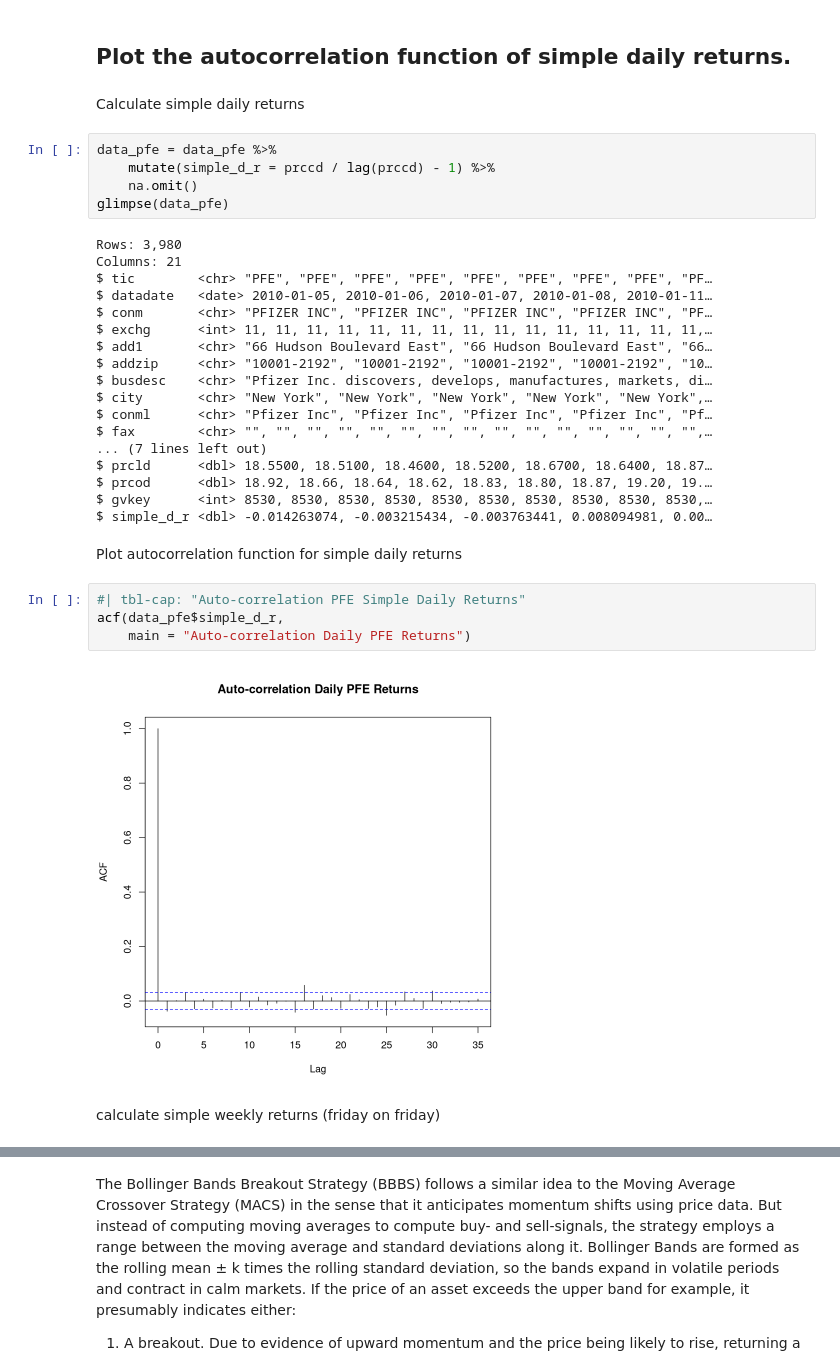
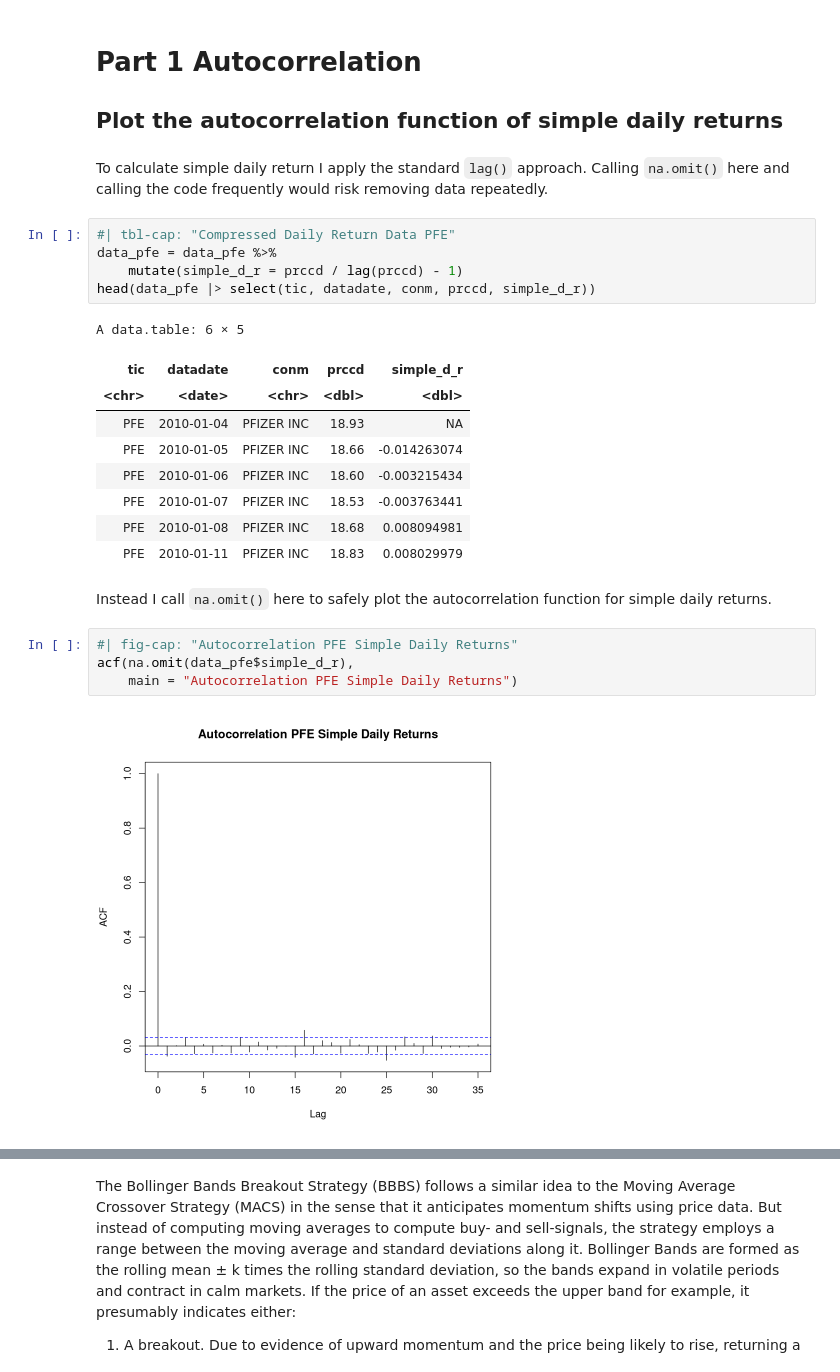
Before and after one commit to mg825/R_Assignment_1, a Jupyter notebook: Assignment-3/code3.ipynb, the cells around one changed output, grey strips where cells are left out. Drawn from its saved outputs; the diff is of its cells as text.

```diff
--- a/Assignment-3/code3.ipynb
+++ b/Assignment-3/code3.ipynb
@@ -55,37 +85,28 @@ A data.table: 6 × 20
 # %% [markdown]
-## Plot the autocorrelation function of simple daily returns.
+# Part 1 Autocorrelation
+## Plot the autocorrelation function of simple daily returns
 # %% [markdown]
-Calculate simple daily returns
+To calculate simple daily return I apply the standard `lag()` approach. Calling `na.omit()` here and calling the code frequently would risk removing data repeatedly.
 # %%
+#| tbl-cap: "Compressed Daily Return Data PFE"
 data_pfe = data_pfe %>%
-    mutate(simple_d_r = prccd / lag(prccd) - 1) %>%
-    na.omit()
-glimpse(data_pfe)
+    mutate(simple_d_r = prccd / lag(prccd) - 1)
+head(data_pfe |> select(tic, datadate, conm, prccd, simple_d_r))
 # %% [output]
-Rows: 3,980
-Columns: 21
-$ tic        <chr> "PFE", "PFE", "PFE", "PFE", "PFE", "PFE", "PFE", "PFE", "PF…
-$ datadate   <date> 2010-01-05, 2010-01-06, 2010-01-07, 2010-01-08, 2010-01-11…
-$ conm       <chr> "PFIZER INC", "PFIZER INC", "PFIZER INC", "PFIZER INC", "PF…
-$ exchg      <int> 11, 11, 11, 11, 11, 11, 11, 11, 11, 11, 11, 11, 11, 11, 11,…
-$ add1       <chr> "66 Hudson Boulevard East", "66 Hudson Boulevard East", "66…
-$ addzip     <chr> "10001-2192", "10001-2192", "10001-2192", "10001-2192", "10…
-$ busdesc    <chr> "Pfizer Inc. discovers, develops, manufactures, markets, di…
-$ city       <chr> "New York", "New York", "New York", "New York", "New York",…
-$ conml      <chr> "Pfizer Inc", "Pfizer Inc", "Pfizer Inc", "Pfizer Inc", "Pf…
-$ fax        <chr> "", "", "", "", "", "", "", "", "", "", "", "", "", "", "",…
-... (7 lines left out)
-$ prcld      <dbl> 18.5500, 18.5100, 18.4600, 18.5200, 18.6700, 18.6400, 18.87…
-$ prcod      <dbl> 18.92, 18.66, 18.64, 18.62, 18.83, 18.80, 18.87, 19.20, 19.…
-$ gvkey      <int> 8530, 8530, 8530, 8530, 8530, 8530, 8530, 8530, 8530, 8530,…
-$ simple_d_r <dbl> -0.014263074, -0.003215434, -0.003763441, 0.008094981, 0.00…
+A data.table: 6 × 5
+| tic | datadate | conm | prccd | simple_d_r |
+| <chr> | <date> | <chr> | <dbl> | <dbl> |
+| PFE | 2010-01-04 | PFIZER INC | 18.93 | NA |
+| PFE | 2010-01-05 | PFIZER INC | 18.66 | -0.014263074 |
+| PFE | 2010-01-06 | PFIZER INC | 18.60 | -0.003215434 |
+| PFE | 2010-01-07 | PFIZER INC | 18.53 | -0.003763441 |
+| PFE | 2010-01-08 | PFIZER INC | 18.68 | 0.008094981 |
+| PFE | 2010-01-11 | PFIZER INC | 18.83 | 0.008029979 |
 # %% [markdown]
-Plot autocorrelation function for simple daily returns
+Instead I call `na.omit()` here to safely plot the autocorrelation function for simple daily returns.
 # %%
-#| tbl-cap: "Auto-correlation PFE Simple Daily Returns"
-acf(data_pfe$simple_d_r,
-    main = "Auto-correlation Daily PFE Returns")
+#| fig-cap: "Autocorrelation PFE Simple Daily Returns"
+acf(na.omit(data_pfe$simple_d_r),
+    main = "Autocorrelation PFE Simple Daily Returns")
 # %% [output]
-[figure, old version]
+[figure, new version]
-# %% [markdown]
-calculate simple weekly returns (friday on friday)
```
Also changed, not shown: parts of 43 cells of this notebook, 1 other file.
